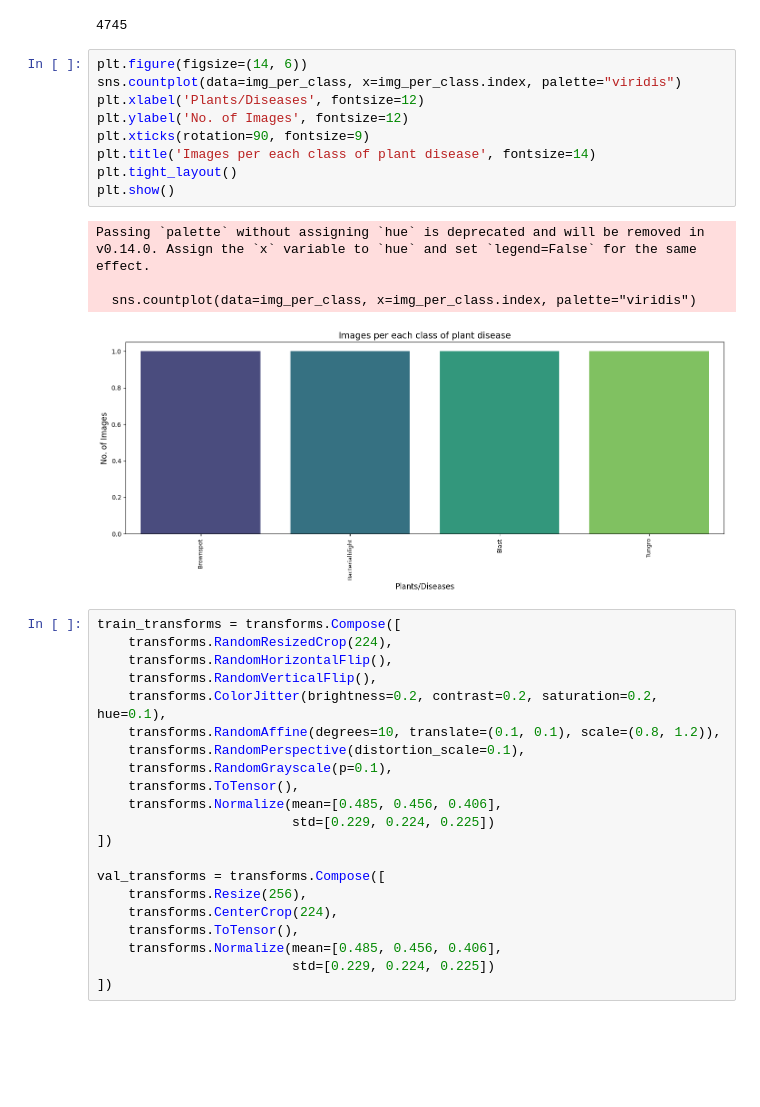
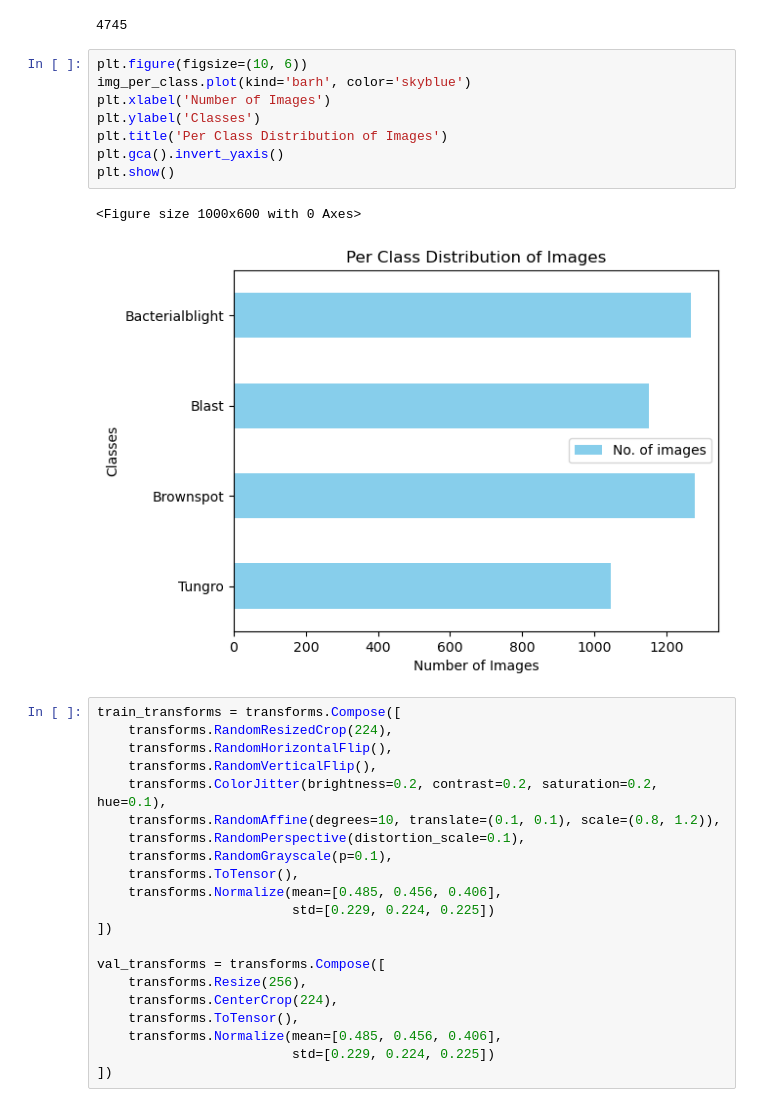
Before and after one commit to MariyaBosy/COMP6721-GroupB, a Jupyter notebook: notebook/ResNet_Rice_Leaf.ipynb, the cells around one changed output. Saved outputs shown, nothing was run; the diff lists cells and outputs as text; blank space fills up the shorter version.

```diff
--- a/notebook/ResNet_Rice_Leaf.ipynb
+++ b/notebook/ResNet_Rice_Leaf.ipynb
@@ -68,20 +62,17 @@ img_per_class
 sum([len(os.listdir(os.path.join(train_dir, disease))) for disease in diseases])
 # %% [output]
 4745
-# %%
-plt.figure(figsize=(14, 6))
-sns.countplot(data=img_per_class, x=img_per_class.index, palette="viridis")
-plt.xlabel('Plants/Diseases', fontsize=12)
-plt.ylabel('No. of Images', fontsize=12)
-plt.xticks(rotation=90, fontsize=9)
-plt.title('Images per each class of plant disease', fontsize=14)
-plt.tight_layout()
-plt.show()
-# %% [output]
-Passing `palette` without assigning `hue` is deprecated and will be removed in v0.14.0. Assign the `x` variable to `hue` and set `legend=False` for the same effect.
-
-  sns.countplot(data=img_per_class, x=img_per_class.index, palette="viridis")
-[figure, removed]
+# %%
+plt.figure(figsize=(10, 6))
+img_per_class.plot(kind='barh', color='skyblue')
+plt.xlabel('Number of Images')
+plt.ylabel('Classes')
+plt.title('Per Class Distribution of Images')
+plt.gca().invert_yaxis()
+plt.show()
+# %% [output]
+<Figure size 1000x600 with 0 Axes>
+[figure, added]
 # %%
 train_transforms = transforms.Compose([
     transforms.RandomResizedCrop(224),
```
Also changed, not shown: parts of 26 cells of this notebook, 2 other files.
